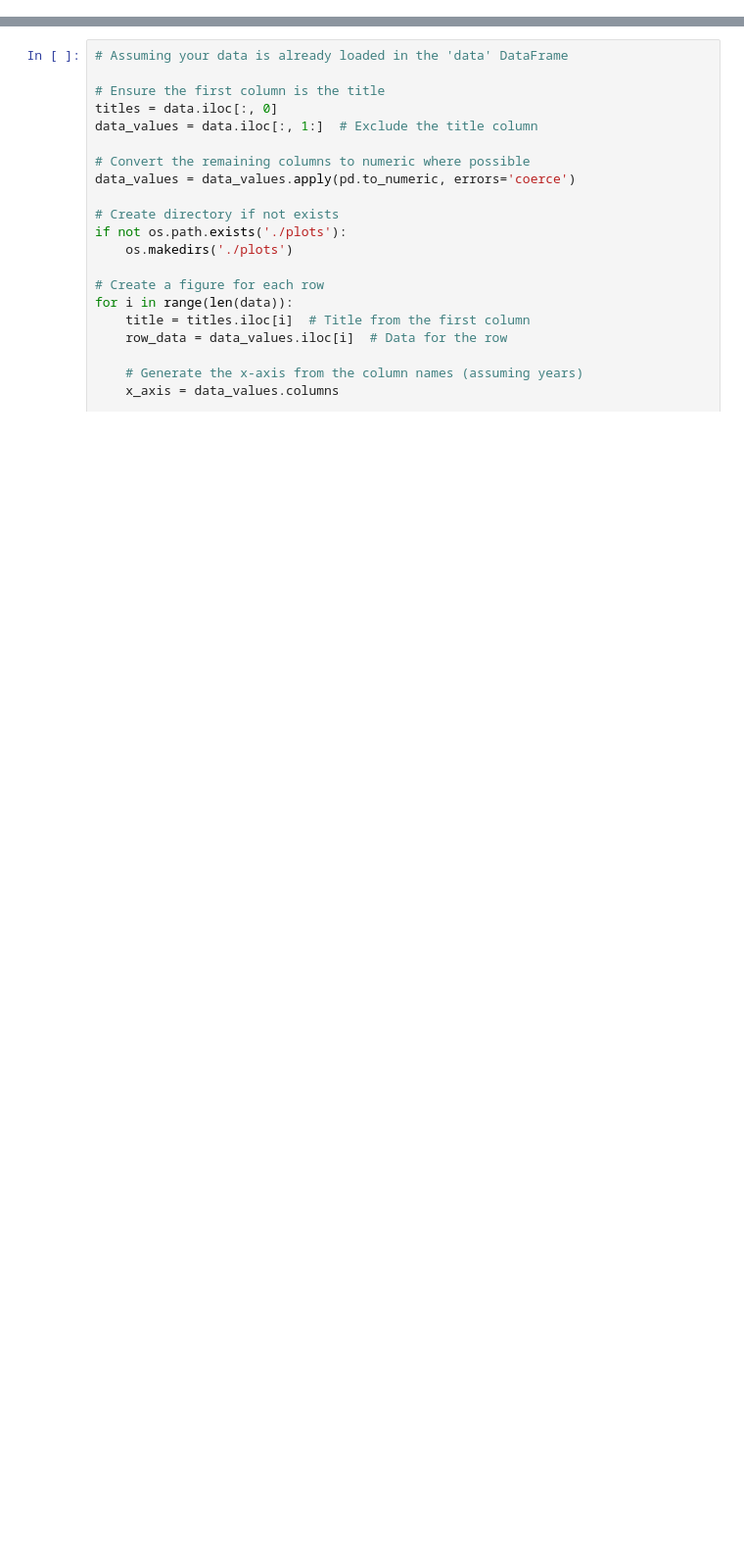
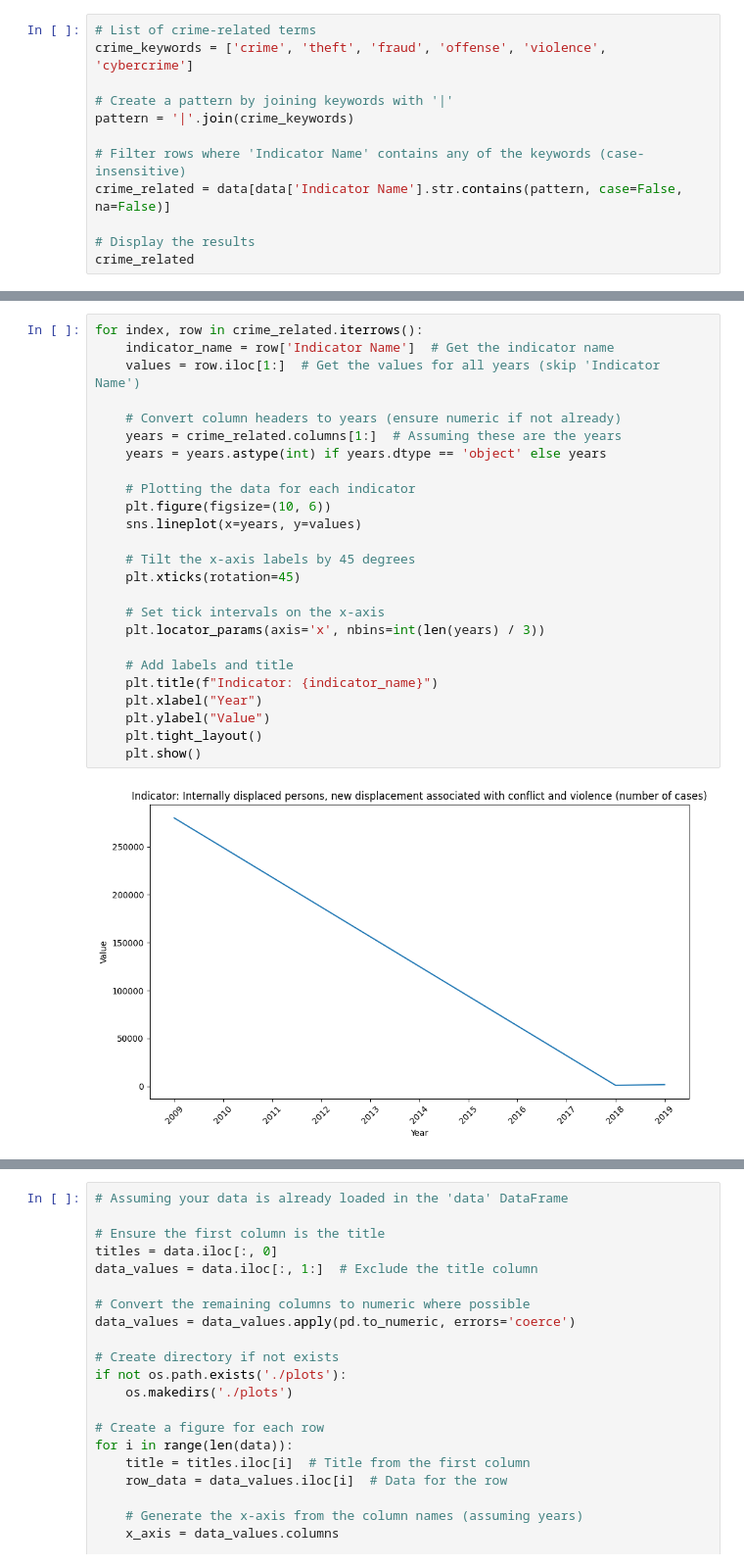
Before and after one commit to IchChefDuNixx/SriLankaEconomy, a Jupyter notebook: SriLanka.ipynb, the cells around one changed output, grey strips where cells are left out. Shown: that part at 98% size. Drawn from its saved outputs; the diff is of its cells as text; blank space fills up the shorter version.

```diff
--- a/SriLanka.ipynb
+++ b/SriLanka.ipynb
@@ -24,0 +11,12 @@ data
+# %%
+# List of crime-related terms
+crime_keywords = ['crime', 'theft', 'fraud', 'offense', 'violence', 'cybercrime']
+
+# Create a pattern by joining keywords with '|'
+pattern = '|'.join(crime_keywords)
+
+# Filter rows where 'Indicator Name' contains any of the keywords (case-insensitive)
+crime_related = data[data['Indicator Name'].str.contains(pattern, case=False, na=False)]
+
+# Display the results
+crime_related
@@ -24,0 +37,27 @@ data
+# %%
+for index, row in crime_related.iterrows():
+    indicator_name = row['Indicator Name']  # Get the indicator name
+    values = row.iloc[1:]  # Get the values for all years (skip 'Indicator Name')
+
+    # Convert column headers to years (ensure numeric if not already)
+    years = crime_related.columns[1:]  # Assuming these are the years
+    years = years.astype(int) if years.dtype == 'object' else years
+
+    # Plotting the data for each indicator
+    plt.figure(figsize=(10, 6))
+    sns.lineplot(x=years, y=values)
+
+    # Tilt the x-axis labels by 45 degrees
+    plt.xticks(rotation=45)
+
+    # Set tick intervals on the x-axis
+    plt.locator_params(axis='x', nbins=int(len(years) / 3))
+
+    # Add labels and title
+    plt.title(f"Indicator: {indicator_name}")
+    plt.xlabel("Year")
+    plt.ylabel("Value")
+    plt.tight_layout()
+    plt.show()
+# %% [output]
+[figure, added]
```
Also changed, not shown: parts of 8 cells of this notebook, 2 other files.
